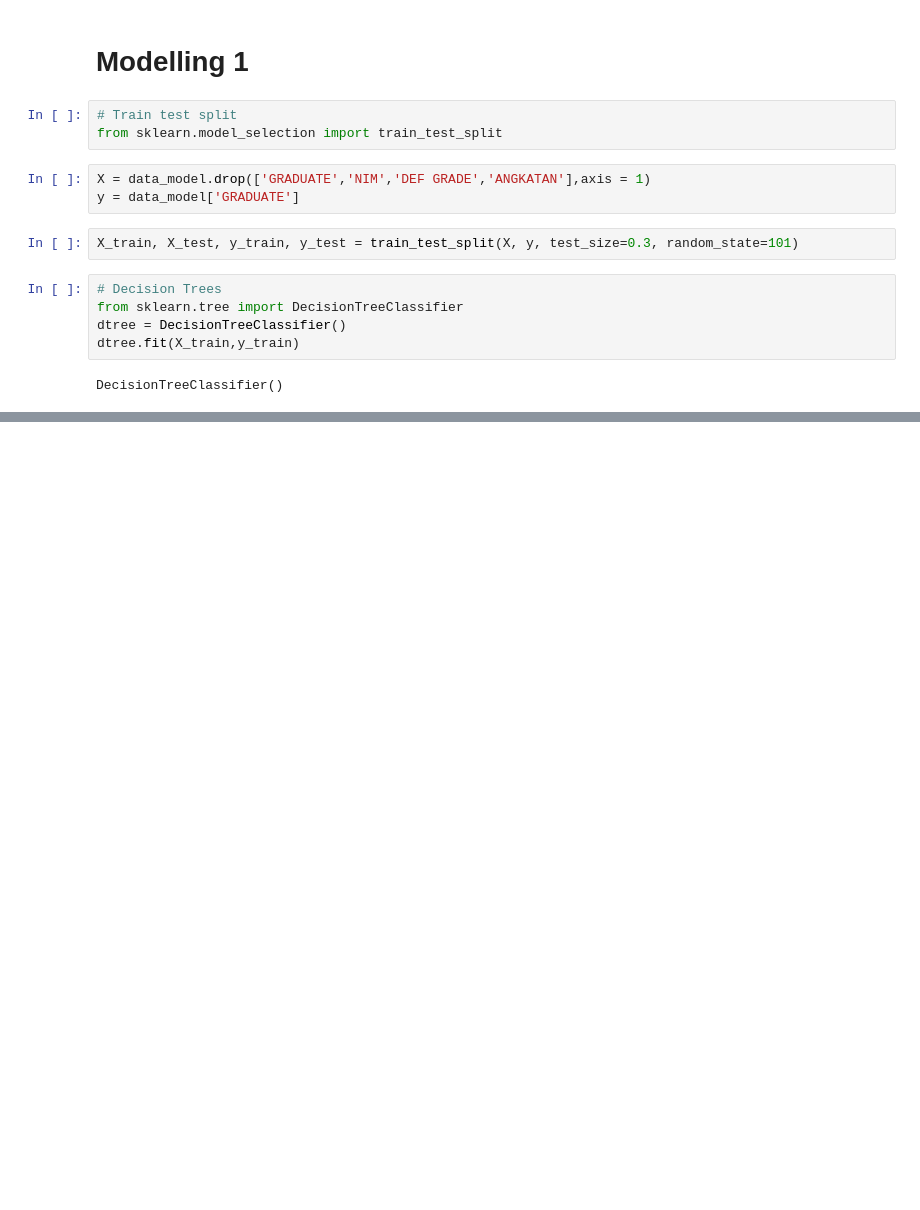
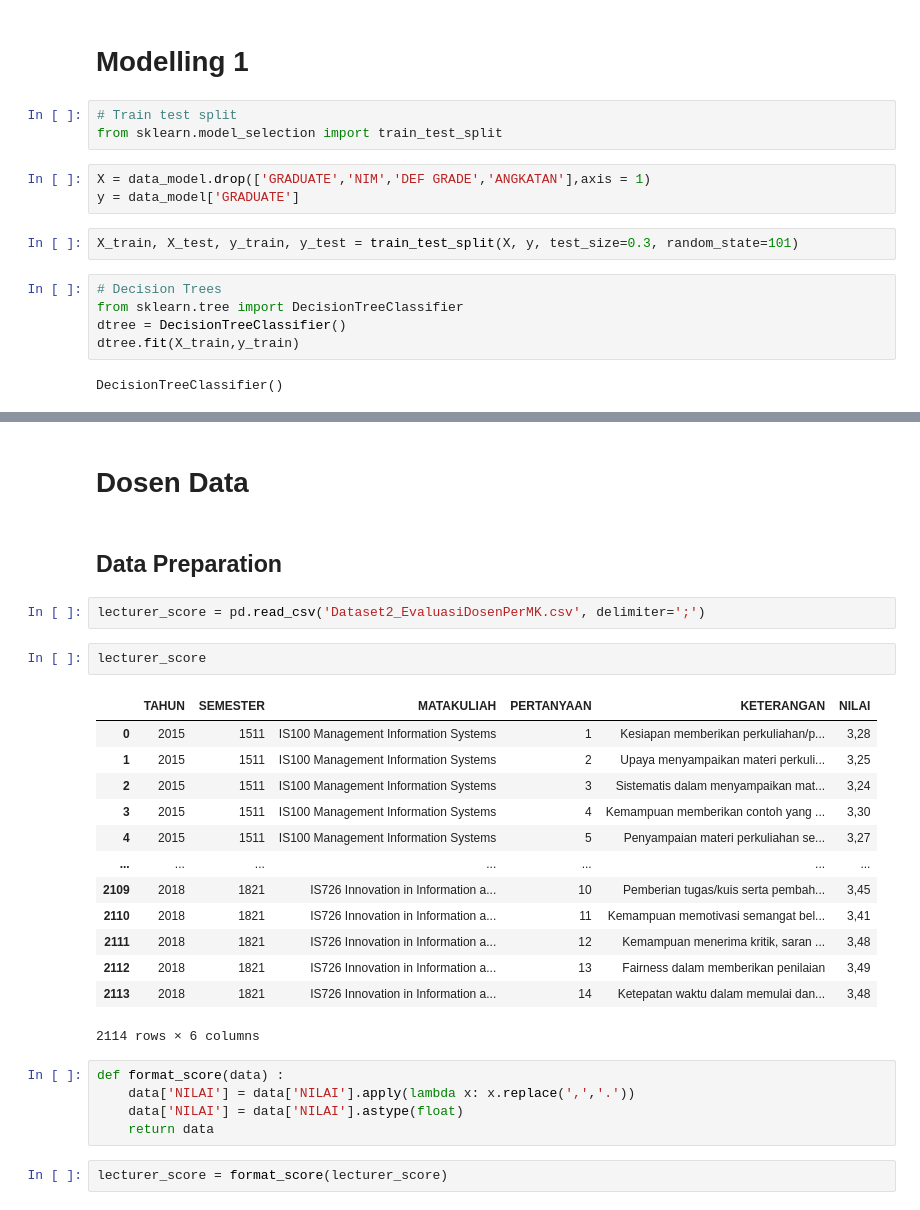
Before and after one commit to fchrzlka/ISFEST-2022, a Jupyter notebook: ConfusedTeens_Coding.ipynb, the cells around one changed output, grey strips where cells are left out. Drawn from its saved outputs; the diff is of its cells as text; blank space fills up the shorter version.

```diff
--- a/ConfusedTeens_Coding.ipynb
+++ b/ConfusedTeens_Coding.ipynb
@@ -491,0 +492,29 @@ weighted avg       0.95      0.94      0.95       231
+# %% [markdown]
+# Dosen Data
+# %% [markdown]
+## Data Preparation
+# %%
+lecturer_score = pd.read_csv('Dataset2_EvaluasiDosenPerMK.csv', delimiter=';')
+# %%
+lecturer_score
+# %% [output]
+|  | TAHUN | SEMESTER | MATAKULIAH | PERTANYAAN | KETERANGAN | NILAI |
+| 0 | 2015 | 1511 | IS100 Management Information Systems | 1 | Kesiapan memberikan perkuliahan/p... | 3,28 |
+| 1 | 2015 | 1511 | IS100 Management Information Systems | 2 | Upaya menyampaikan materi perkuli... | 3,25 |
+| 2 | 2015 | 1511 | IS100 Management Information Systems | 3 | Sistematis dalam menyampaikan mat... | 3,24 |
+| 3 | 2015 | 1511 | IS100 Management Information Systems | 4 | Kemampuan memberikan contoh yang ... | 3,30 |
+| 4 | 2015 | 1511 | IS100 Management Information Systems | 5 | Penyampaian materi perkuliahan se... | 3,27 |
+| ... | ... | ... | ... | ... | ... | ... |
+| 2109 | 2018 | 1821 | IS726 Innovation in Information a... | 10 | Pemberian tugas/kuis serta pembah... | 3,45 |
+| 2110 | 2018 | 1821 | IS726 Innovation in Information a... | 11 | Kemampuan memotivasi semangat bel... | 3,41 |
+| 2111 | 2018 | 1821 | IS726 Innovation in Information a... | 12 | Kemampuan menerima kritik, saran ... | 3,48 |
+| 2112 | 2018 | 1821 | IS726 Innovation in Information a... | 13 | Fairness dalam memberikan penilaian | 3,49 |
+| 2113 | 2018 | 1821 | IS726 Innovation in Information a... | 14 | Ketepatan waktu dalam memulai dan... | 3,48 |
+2114 rows × 6 columns
+# %%
+def format_score(data) :
+    data['NILAI'] = data['NILAI'].apply(lambda x: x.replace(',','.'))
+    data['NILAI'] = data['NILAI'].astype(float)
+    return data
+# %%
+lecturer_score = format_score(lecturer_score)
```
Also changed, not shown: parts of 6 cells of this notebook, 3 other files.
